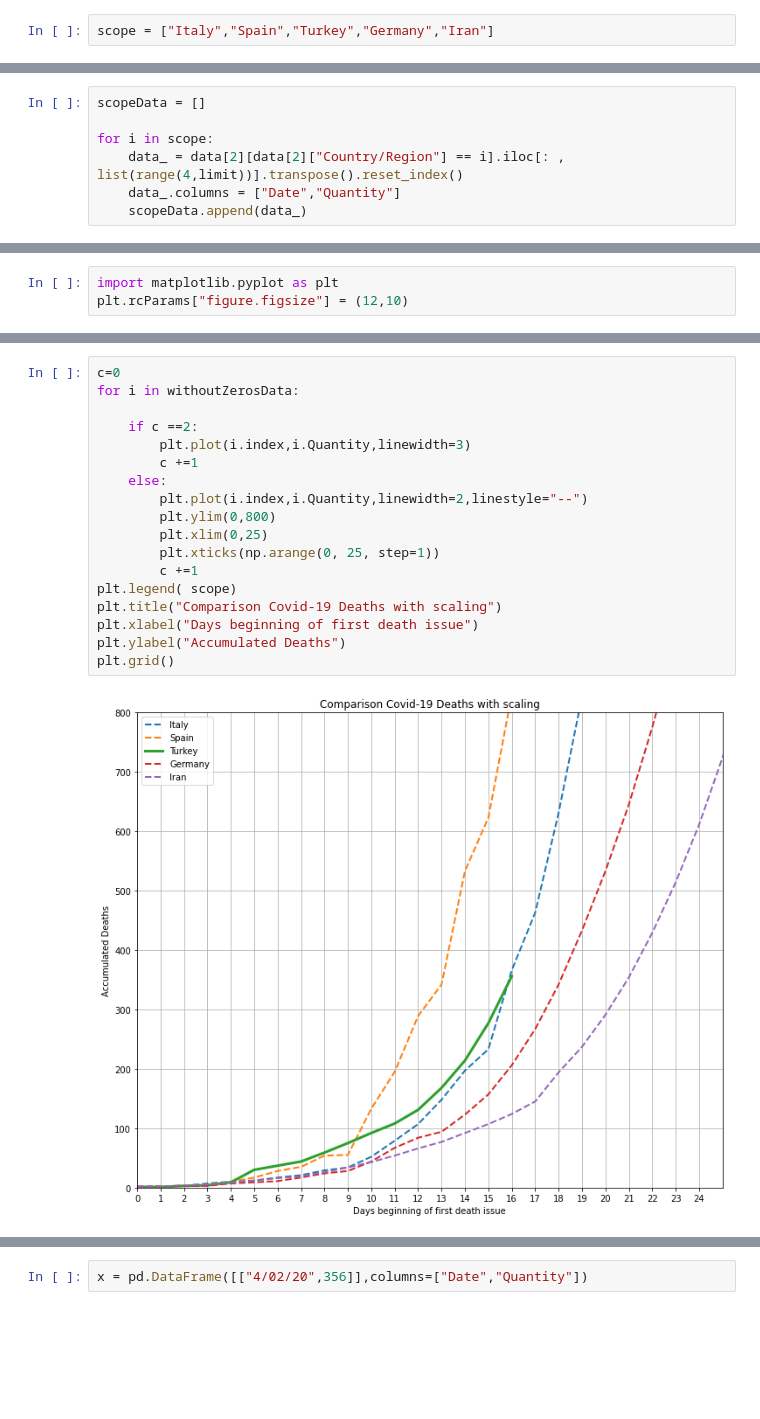
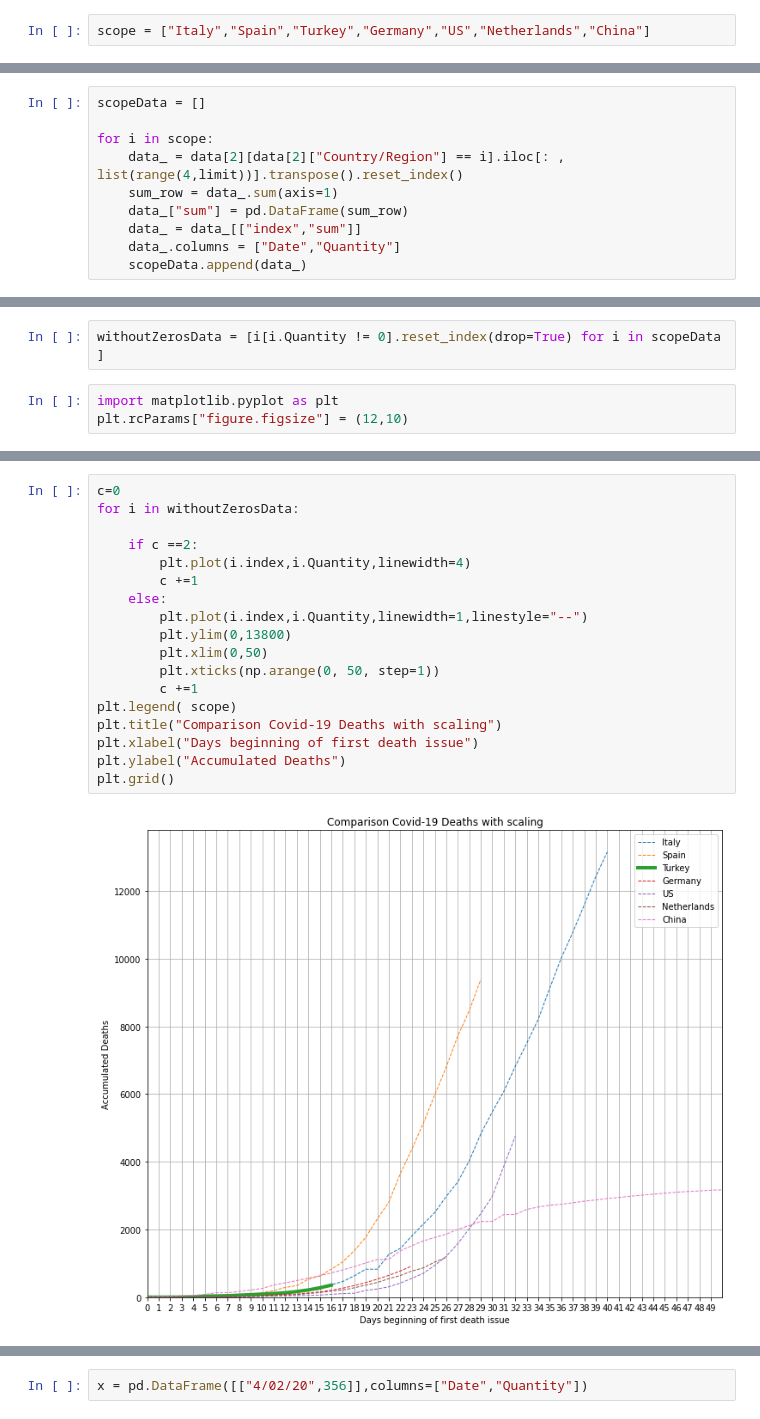
Before and after one commit to hhnigdeli/COVID-19, a Jupyter notebook: Covid-19.ipynb, the cells around one changed output, grey strips where cells are left out. Saved outputs shown, nothing was run; the diff lists cells and outputs as text; blank space fills up the shorter version.

```diff
--- a/Covid-19.ipynb
+++ b/Covid-19.ipynb
@@ -7,4 +11,4 @@ data = [pd.read_csv("https://raw.githubusercontent.com/CSSEGISandData/COVID-19/m
 # %%
-scope = ["Italy","Spain","Turkey","Germany","Iran"]
+scope = ["Italy","Spain","Turkey","Germany","US","Netherlands","China"]
 # %%
 limit = len(data[2].columns)
@@ -13,5 +19,8 @@ scopeData = []
 
 for i in scope:
     data_ = data[2][data[2]["Country/Region"] == i].iloc[: , list(range(4,limit))].transpose().reset_index()
+    sum_row = data_.sum(axis=1)
+    data_["sum"] = pd.DataFrame(sum_row)
+    data_ = data_[["index","sum"]]
     data_.columns = ["Date","Quantity"]
     scopeData.append(data_)
@@ -28,3 +29,5 @@ withoutZerosData = [Italy,Spain,Turkey,Germany,Iran]
+# %%
+withoutZerosData = [i[i.Quantity != 0].reset_index(drop=True) for i in scopeData ]
 # %%
 import matplotlib.pyplot as plt
 plt.rcParams["figure.figsize"] = (12,10)
@@ -31,20 +36,20 @@ plt.rcParams["figure.figsize"] = (12,10)
 # %%
 c=0
 for i in withoutZerosData:
 
     if c ==2:
-        plt.plot(i.index,i.Quantity,linewidth=3)
+        plt.plot(i.index,i.Quantity,linewidth=4)
         c +=1
     else:
-        plt.plot(i.index,i.Quantity,linewidth=2,linestyle="--")
-        plt.ylim(0,800)
-        plt.xlim(0,25)
-        plt.xticks(np.arange(0, 25, step=1))
+        plt.plot(i.index,i.Quantity,linewidth=1,linestyle="--")
+        plt.ylim(0,13800)
+        plt.xlim(0,50)
+        plt.xticks(np.arange(0, 50, step=1))
         c +=1
 plt.legend( scope)
 plt.title("Comparison Covid-19 Deaths with scaling")
 plt.xlabel("Days beginning of first death issue")
 plt.ylabel("Accumulated Deaths")
 plt.grid()
 # %% [output]
-[figure, old version]
+[figure, new version]
```
Also changed, not shown: parts of 8 cells of this notebook.
